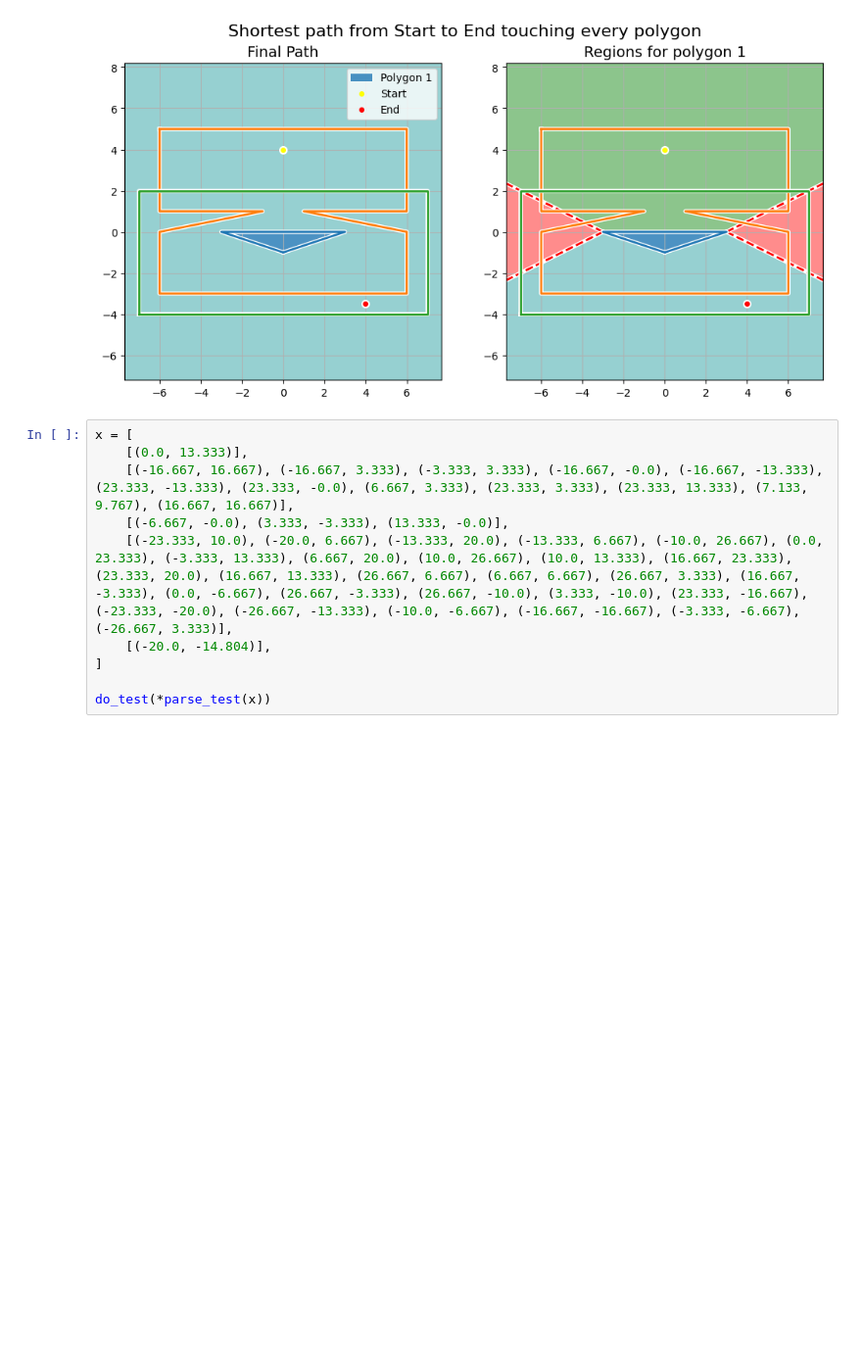
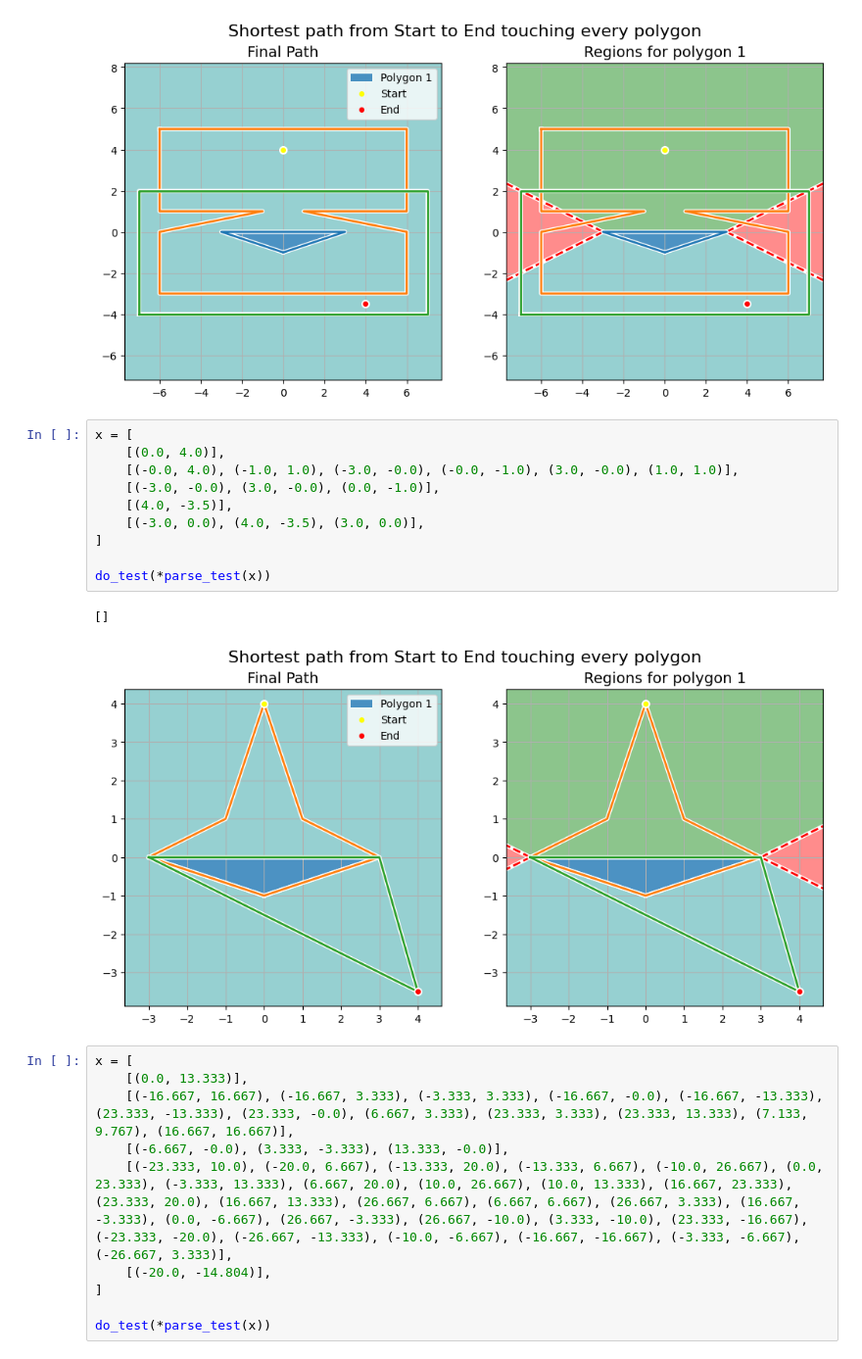
Before and after one commit to YushiPy/TouringPolygons, a Jupyter notebook: test.ipynb, the cells around one changed output. Shown at 98% size. Cells and saved outputs as stored; diff of their text form; blank space fills up the shorter version.

Commit message:
Adding new tests

```diff
--- a/test.ipynb
+++ b/test.ipynb
@@ -62,6 +62,19 @@ do_test(*parse_test(x))
 # %% [output]
 []
 [figure]
+# %%
+x = [
+	[(0.0, 4.0)],
+	[(-0.0, 4.0), (-1.0, 1.0), (-3.0, -0.0), (-0.0, -1.0), (3.0, -0.0), (1.0, 1.0)],
+	[(-3.0, -0.0), (3.0, -0.0), (0.0, -1.0)],
+	[(4.0, -3.5)],
+	[(-3.0, 0.0), (4.0, -3.5), (3.0, 0.0)],
+]
+
+do_test(*parse_test(x))
+# %% [output]
+[]
+[figure, added]
 # %%
 x = [
 	[(0.0, 13.333)],
```
Also changed, not shown: parts of 1 cell of this notebook.
